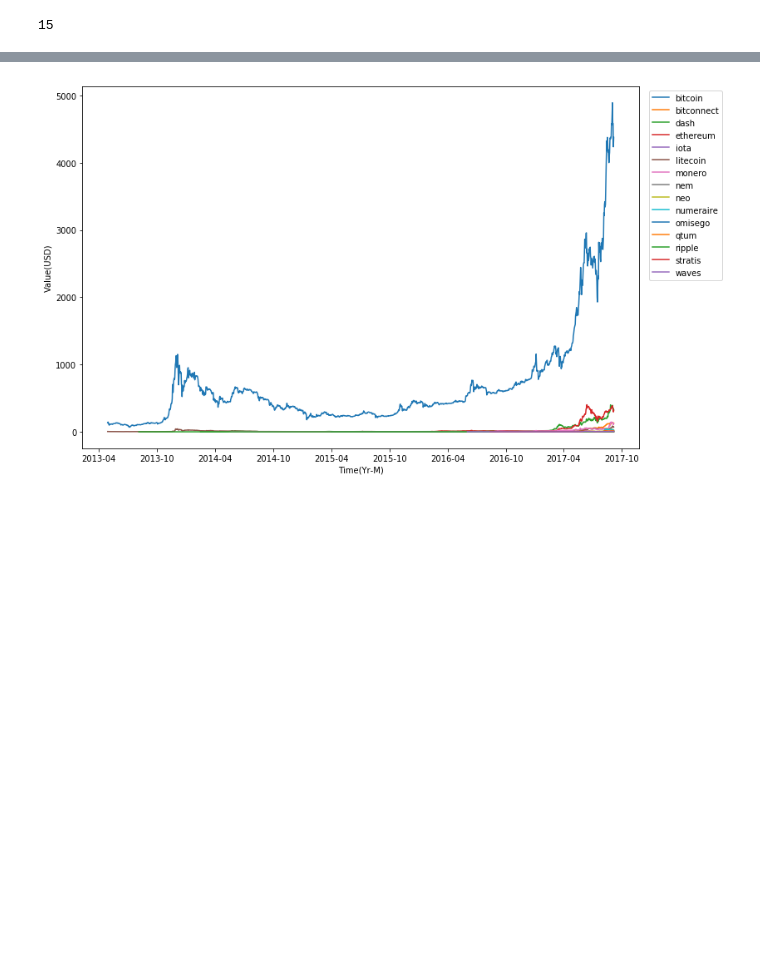
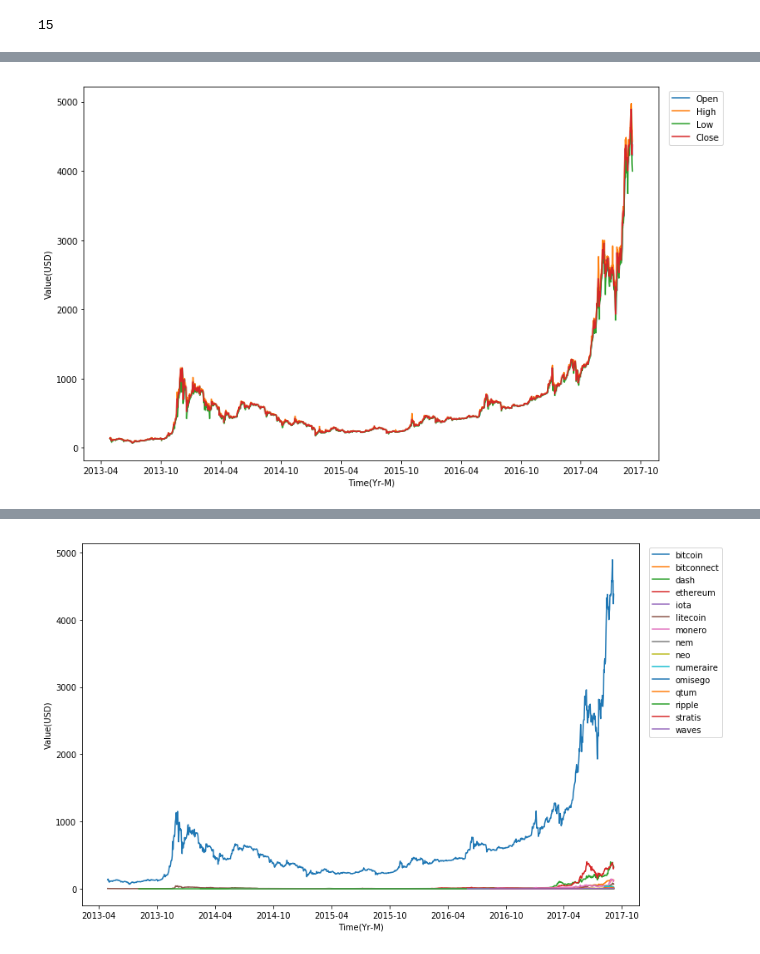
Before and after one commit to ninoxcello/mscs710-project, a Jupyter notebook: src/data_exploration.ipynb, the cells around one changed output, grey strips where cells are left out. Saved outputs shown, nothing was run; the diff lists cells and outputs as text; code cells hidden in the pictures; blank space fills up the shorter version.

```diff
--- a/src/data_exploration.ipynb
+++ b/src/data_exploration.ipynb
@@ -96,0 +171,12 @@ for feature in btc_ohlc:
+# %%
+ohlc = ['Open', 'High', 'Low', 'Close']
+
+for feat in ohlc:
+    plt.plot(currencies[coin_type][feat], label=feat)
+# plt.plot(currencies[coin_type]['Close'], label=coin_type)
+plt.legend(bbox_to_anchor=(1.01, 1))
+plt.xlabel('Time(Yr-M)')
+plt.ylabel('Value(USD)')
+plt.show()
+# %% [output]
+[figure, added]
```
Also changed, not shown: parts of 12 cells of this notebook, 30 other files.
